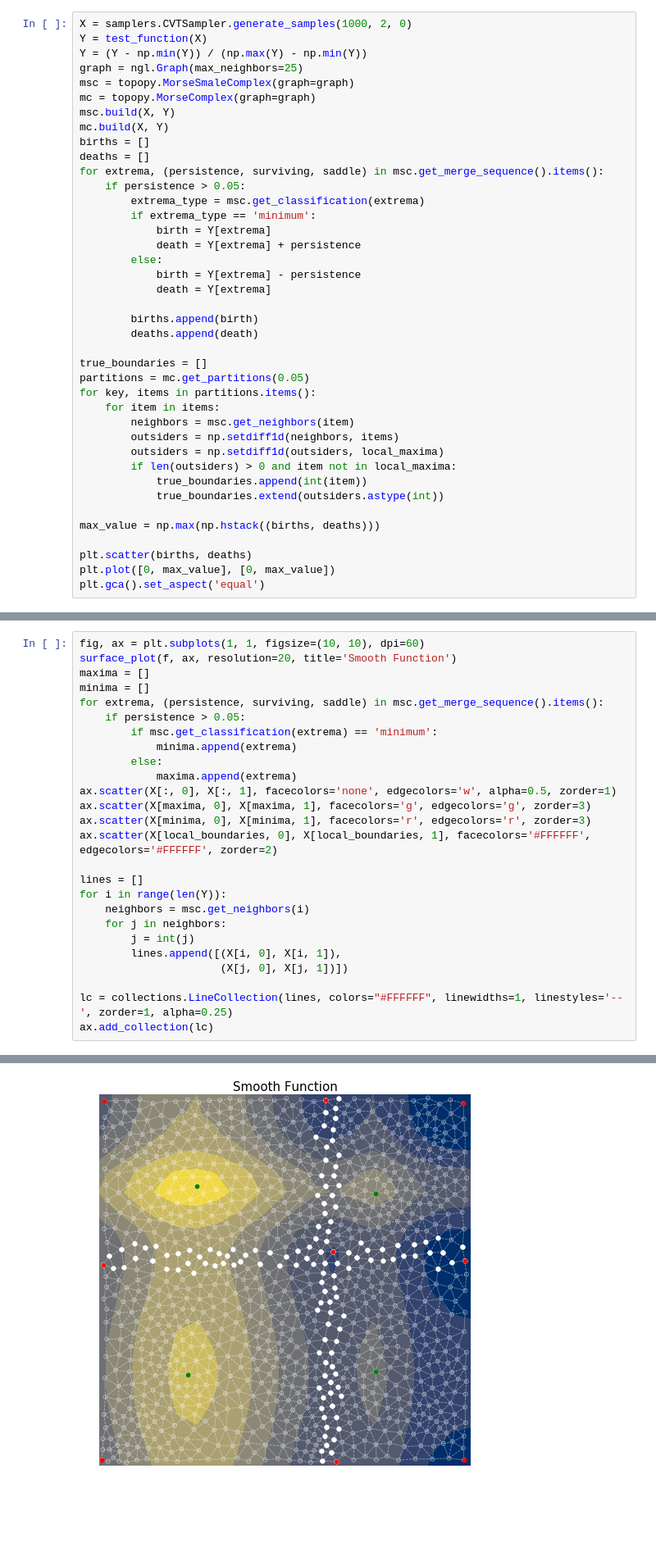
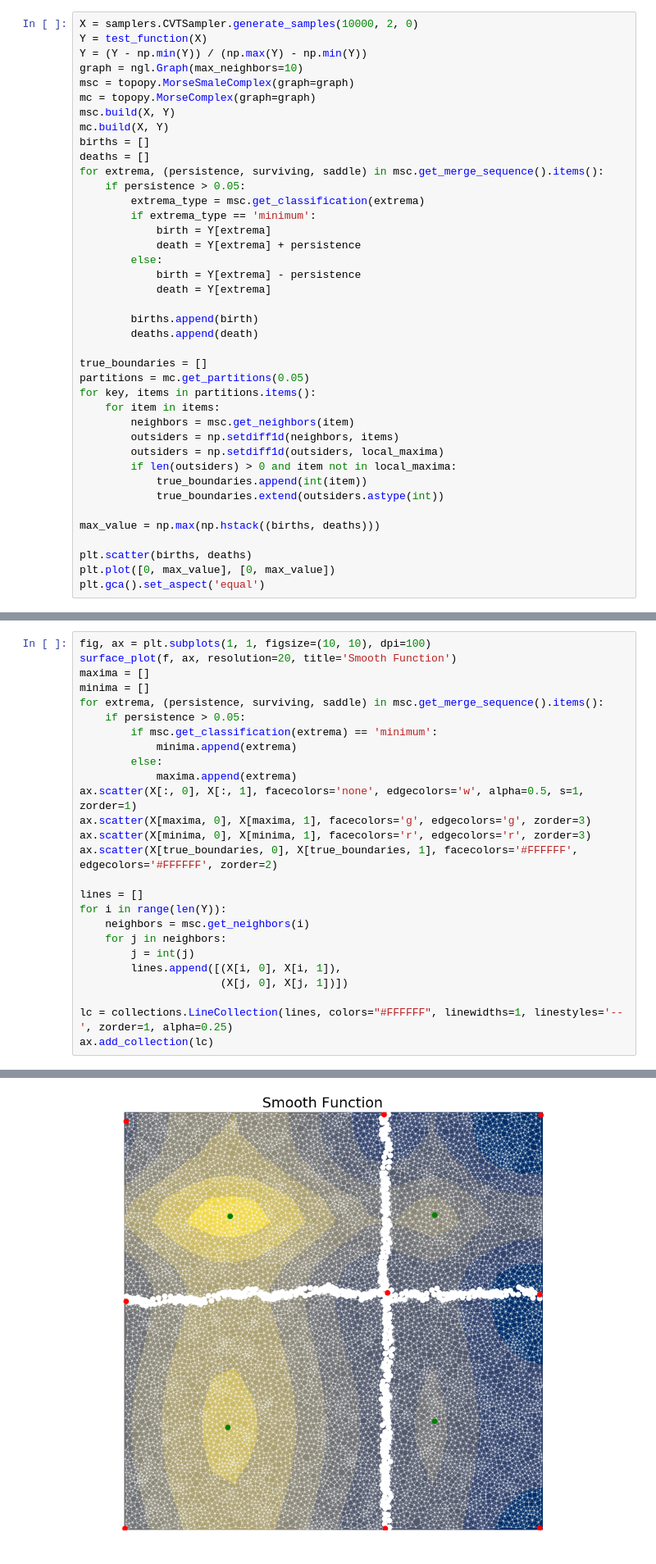
Before and after one commit to maljovec/topopy, a Jupyter notebook: ProbabilisticPersistenceDiagram.ipynb, the cells around one changed output, grey strips where cells are left out. Shown at 82% size. Cells and saved outputs as stored; diff of their text form; blank space fills up the shorter version.

```diff
--- a/ProbabilisticPersistenceDiagram.ipynb
+++ b/ProbabilisticPersistenceDiagram.ipynb
@@ -297,10 +297,10 @@ grid = sns.jointplot(maxima[:,0], maxima[:,1], kind="kde", xlim=(0, 1), ylim=(0,
 # %% [markdown]
 ## Generate a Ground Truth with Many More Samples
 # %%
-X = samplers.CVTSampler.generate_samples(1000, 2, 0)
+X = samplers.CVTSampler.generate_samples(10000, 2, 0)
 Y = test_function(X)
 Y = (Y - np.min(Y)) / (np.max(Y) - np.min(Y))
-graph = ngl.Graph(max_neighbors=25)
+graph = ngl.Graph(max_neighbors=10)
 msc = topopy.MorseSmaleComplex(graph=graph)
 mc = topopy.MorseComplex(graph=graph)
 msc.build(X, Y)
@@ -341,34 +341,34 @@ plt.gca().set_aspect('equal')
 # %% [markdown]
 ## Verify the Ground Truth
 # %%
-fig, ax = plt.subplots(1, 1, figsize=(10, 10), dpi=60)
+fig, ax = plt.subplots(1, 1, figsize=(10, 10), dpi=100)
 surface_plot(f, ax, resolution=20, title='Smooth Function')
 maxima = []
 minima = []
 for extrema, (persistence, surviving, saddle) in msc.get_merge_sequence().items():
     if persistence > 0.05:
         if msc.get_classification(extrema) == 'minimum':
             minima.append(extrema)
         else:
             maxima.append(extrema)
-ax.scatter(X[:, 0], X[:, 1], facecolors='none', edgecolors='w', alpha=0.5, zorder=1)
+ax.scatter(X[:, 0], X[:, 1], facecolors='none', edgecolors='w', alpha=0.5, s=1, zorder=1)
 ax.scatter(X[maxima, 0], X[maxima, 1], facecolors='g', edgecolors='g', zorder=3)
 ax.scatter(X[minima, 0], X[minima, 1], facecolors='r', edgecolors='r', zorder=3)
-ax.scatter(X[local_boundaries, 0], X[local_boundaries, 1], facecolors='#FFFFFF', edgecolors='#FFFFFF', zorder=2)
+ax.scatter(X[true_boundaries, 0], X[true_boundaries, 1], facecolors='#FFFFFF', edgecolors='#FFFFFF', zorder=2)
 
 lines = []
 for i in range(len(Y)):
     neighbors = msc.get_neighbors(i)
     for j in neighbors:
         j = int(j)
         lines.append([(X[i, 0], X[i, 1]),
                       (X[j, 0], X[j, 1])])
 
 lc = collections.LineCollection(lines, colors="#FFFFFF", linewidths=1, linestyles='--', zorder=1, alpha=0.25)
 ax.add_collection(lc)
 # %% [output]
 <matplotlib.collections.LineCollection at 0x...>
-[figure, old version]
+[figure, new version]
 # %% [markdown]
 ## Overlay
 # %%
```
Also changed, not shown: parts of 6 cells of this notebook.
